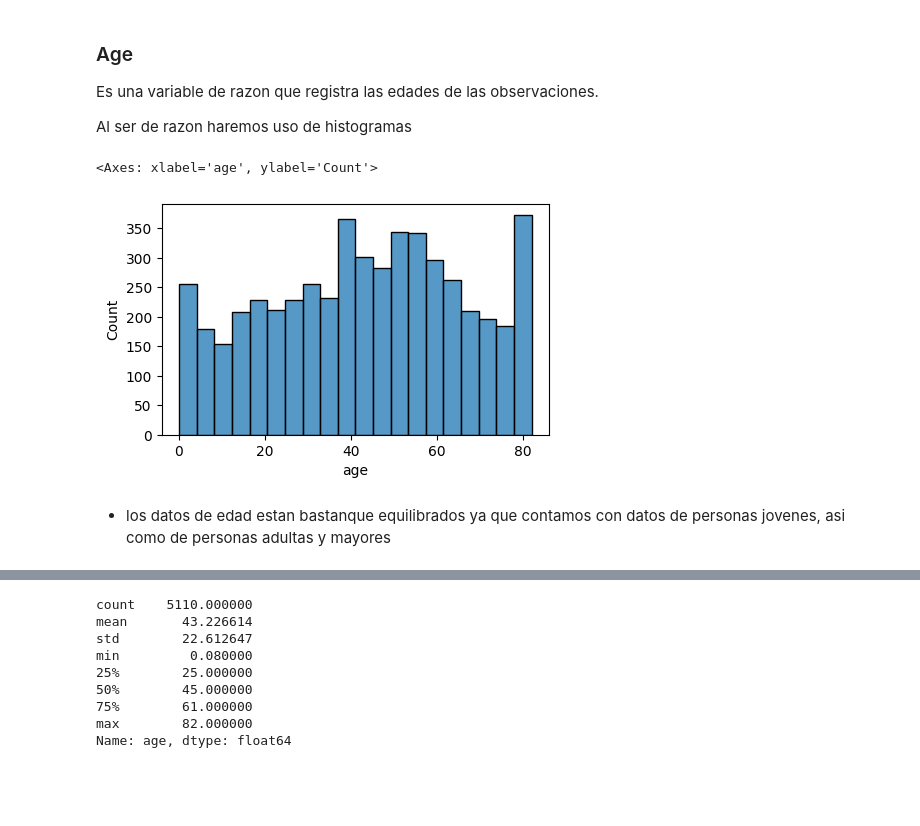
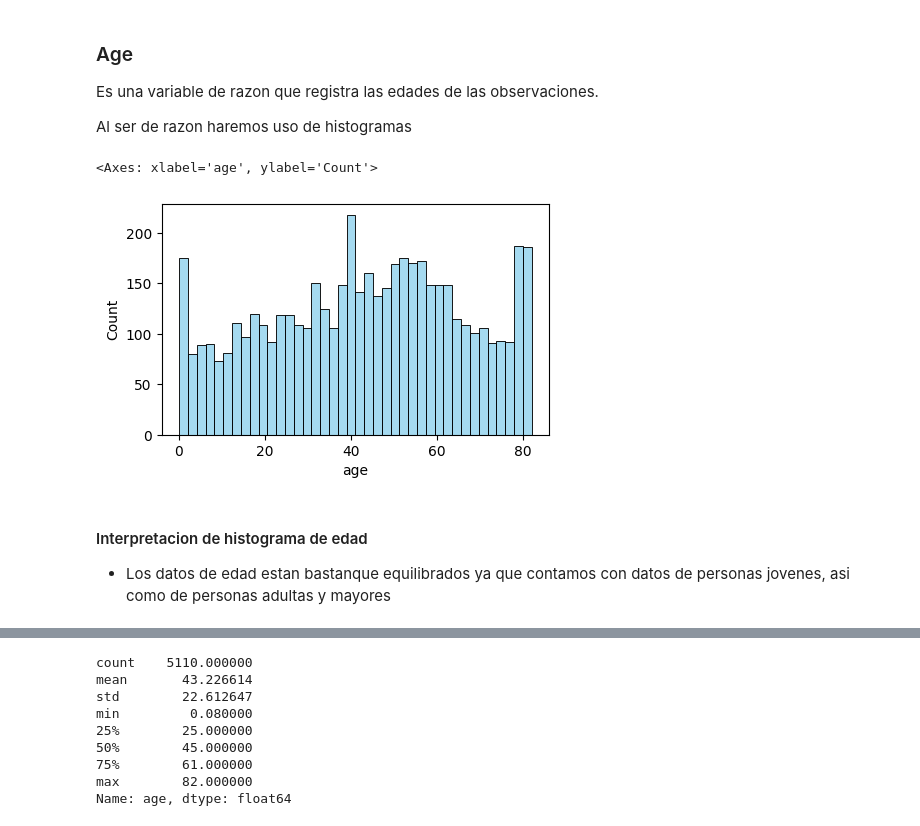
Before and after one commit to SamQuintero/PAD, a Jupyter notebook: analisis.ipynb, the cells around one changed output, grey strips where cells are left out. Cells and saved outputs as stored; diff of their text form; code cells hidden in the pictures; blank space fills up the shorter version.

Commit message:
Cambios a plantilla y agregar nuevos allazgos de edad

```diff
--- a/analisis.ipynb
+++ b/analisis.ipynb
@@ -467,12 +442,13 @@ Es una variable de razon que registra las edades de las observaciones.
 Al ser de razon haremos uso de histogramas
 # %%
 fig, ax = plt.subplots(figsize=(5,3))
-sns.histplot(data=data, x="age", bins=20)
+sns.histplot(data=data, x="age", bins=40, color="Skyblue")
 # %% [output]
 <Axes: xlabel='age', ylabel='Count'>
-[figure, old version]
+[figure, new version]
 # %% [markdown]
-- los datos de edad estan bastanque equilibrados ya que contamos con datos de personas jovenes, asi como de personas adultas y mayores
+#### Interpretacion de histograma de edad
+- Los datos de edad estan bastanque equilibrados ya que contamos con datos de personas jovenes, asi como de personas adultas y mayores
 # %%
 fig, ax = plt.subplots(2,2, figsize=(8,6))
 # Usamos un histograma con referencia a si tuvieron o no un derrame (0: no tuvieron, 1: si tuvieron)
```
Also changed, not shown: parts of 11 cells of this notebook.
